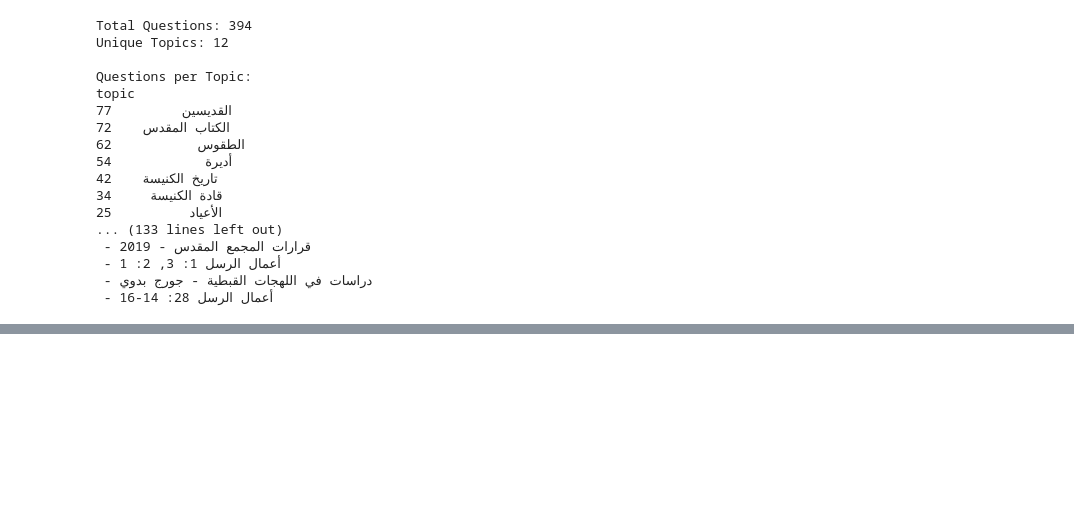
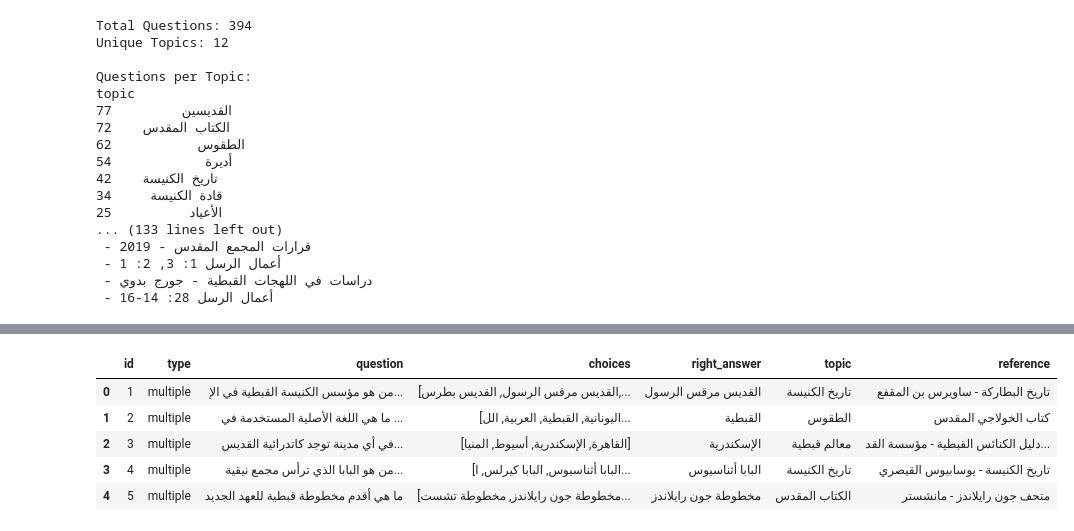
Before and after one commit to Giovanni-2010/quiz_app, a Jupyter notebook: data/questions_info.ipynb, the cells around one changed output, grey strips where cells are left out. Saved outputs shown, nothing was run; the diff lists cells and outputs as text; code cells hidden in the pictures; blank space fills up the shorter version.

```diff
--- a/data/questions_info.ipynb
+++ b/data/questions_info.ipynb
@@ -81 +108,13 @@ memory usage: 32.7+ KB
+# %%
+df['id'] = range(1, 395)
+# %%
+df['question'] = df['question'].str.replace(r'\؟$', '', regex=True)
+df.head()
+# %% [output]
+|  | id | type | question | choices | right_answer | topic | reference |
+| 0 | 1 | multiple | من هو مؤسس الكنيسة القبطية في الإ... | [القديس مرقس الرسول, القديس بطرس,... | القديس مرقس الرسول | تاريخ الكنيسة | تاريخ البطاركة - ساويرس بن المقفع |
+| 1 | 2 | multiple | ما هي اللغة الأصلية المستخدمة في ... | [اليونانية, القبطية, العربية, الل... | القبطية | الطقوس | كتاب الخولاجي المقدس |
+| 2 | 3 | multiple | في أي مدينة توجد كاتدرائية القديس... | [القاهرة, الإسكندرية, أسيوط, المنيا] | الإسكندرية | معالم قبطية | دليل الكنائس القبطية - مؤسسة القد... |
+| 3 | 4 | multiple | من هو البابا الذي ترأس مجمع نيقية... | [البابا أثناسيوس, البابا كيرلس, ا... | البابا أثناسيوس | تاريخ الكنيسة | تاريخ الكنيسة - يوسابيوس القيصري |
+| 4 | 5 | multiple | ما هي أقدم مخطوطة قبطية للعهد الجديد | [مخطوطة جون رايلاندز, مخطوطة تشست... | مخطوطة جون رايلاندز | الكتاب المقدس | متحف جون رايلاندز - مانشستر |
 # %%
```
Also changed, not shown: parts of 7 cells of this notebook, 10 other files.
